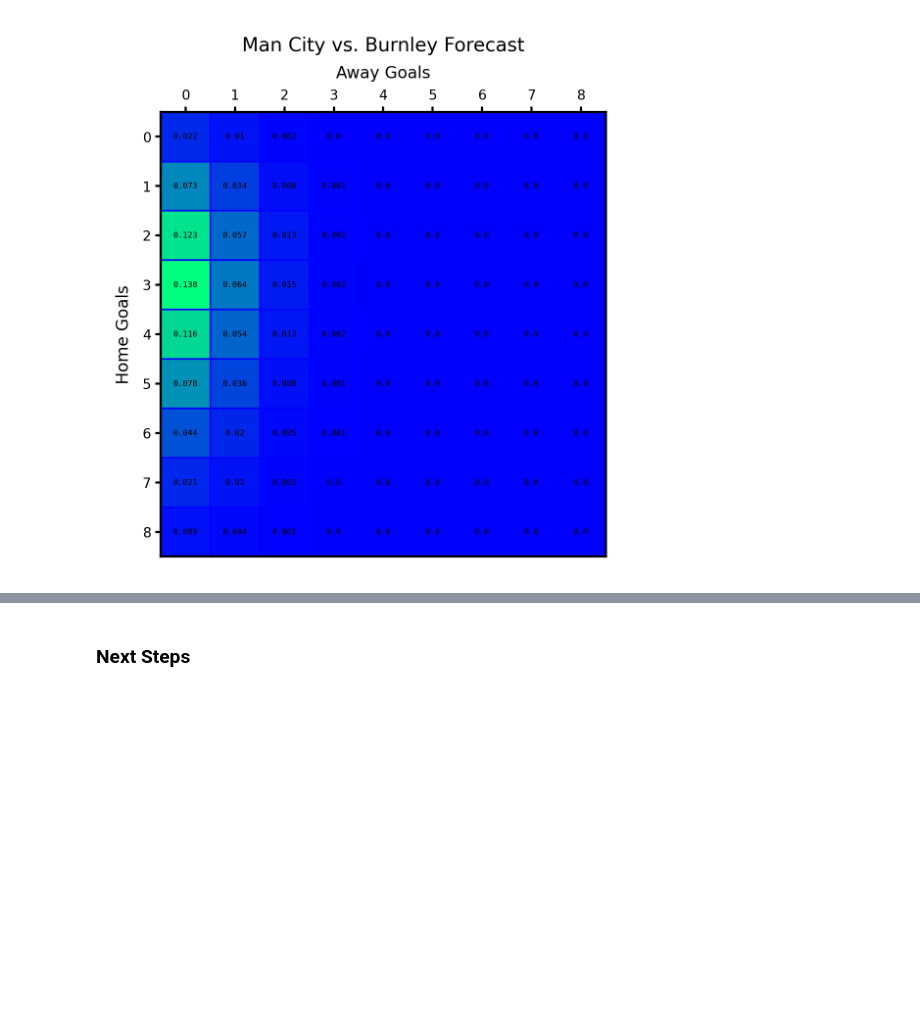
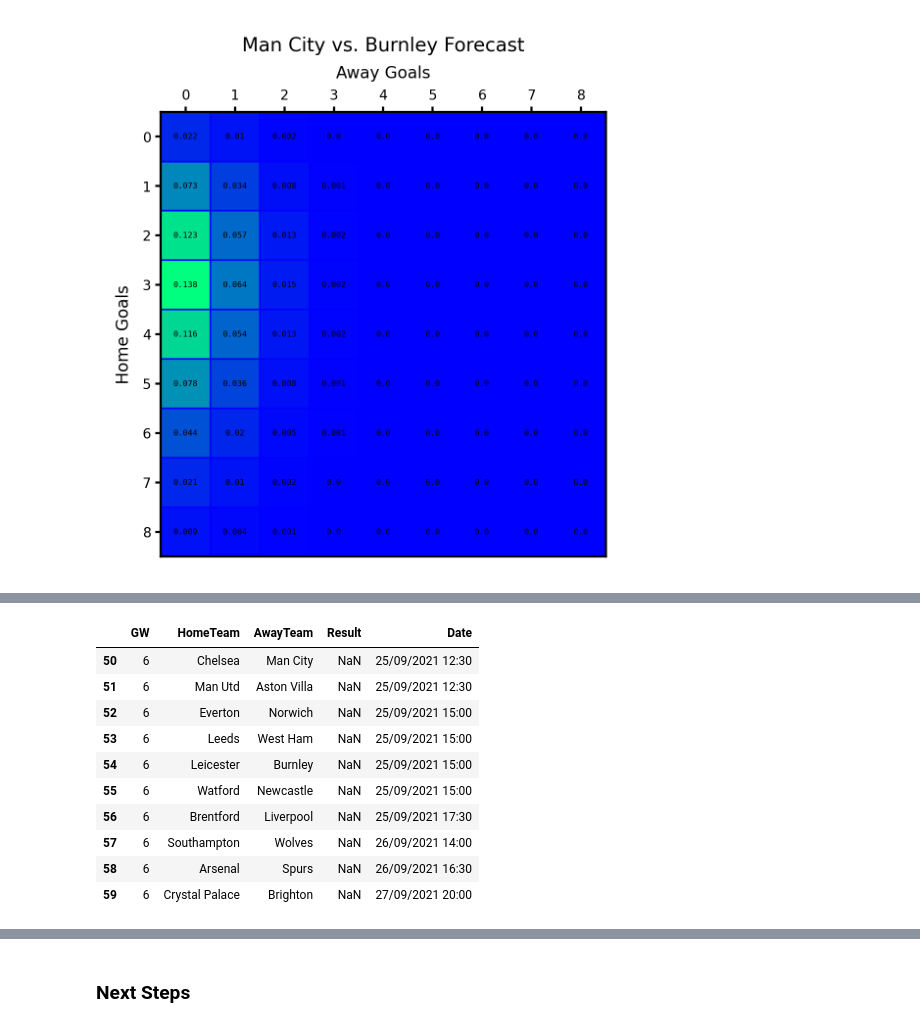
Before and after one commit to roncv/FootballForecasting, a Jupyter notebook: FootballForecasting.ipynb, the cells around one changed output, grey strips where cells are left out. Cells and saved outputs as stored; diff of their text form; code cells hidden in the pictures; blank space fills up the shorter version.

```diff
--- a/FootballForecasting.ipynb
+++ b/FootballForecasting.ipynb
@@ -454,0 +485,15 @@ goal_matrix('Man City', 'Burnley')
+# %%
+# Get this weeks fixtures
+epl_fixtures_2021[50:60][:]
+# %% [output]
+|  | GW | HomeTeam | AwayTeam | Result | Date |
+| 50 | 6 | Chelsea | Man City | NaN | 25/09/2021 12:30 |
+| 51 | 6 | Man Utd | Aston Villa | NaN | 25/09/2021 12:30 |
+| 52 | 6 | Everton | Norwich | NaN | 25/09/2021 15:00 |
+| 53 | 6 | Leeds | West Ham | NaN | 25/09/2021 15:00 |
+| 54 | 6 | Leicester | Burnley | NaN | 25/09/2021 15:00 |
+| 55 | 6 | Watford | Newcastle | NaN | 25/09/2021 15:00 |
+| 56 | 6 | Brentford | Liverpool | NaN | 25/09/2021 17:30 |
+| 57 | 6 | Southampton | Wolves | NaN | 26/09/2021 14:00 |
+| 58 | 6 | Arsenal | Spurs | NaN | 26/09/2021 16:30 |
+| 59 | 6 | Crystal Palace | Brighton | NaN | 27/09/2021 20:00 |
```
Also changed, not shown: parts of 6 cells of this notebook.
